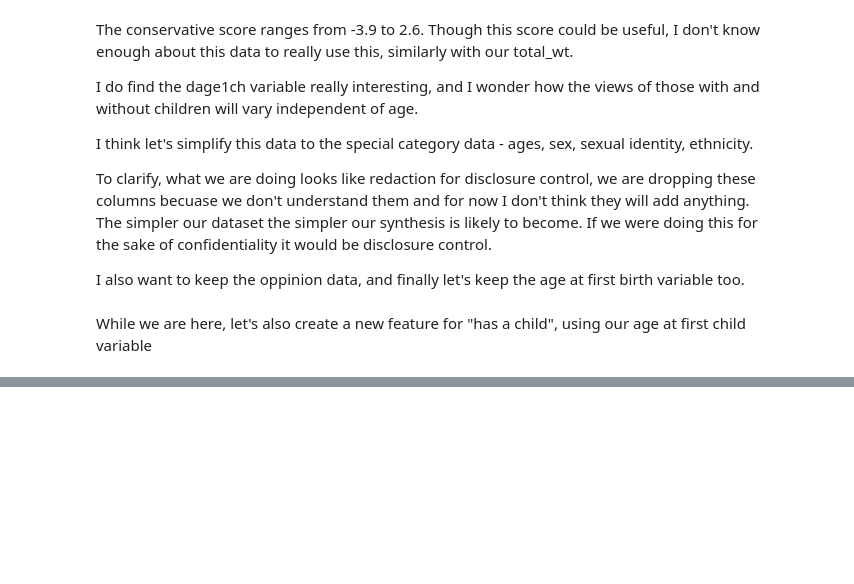
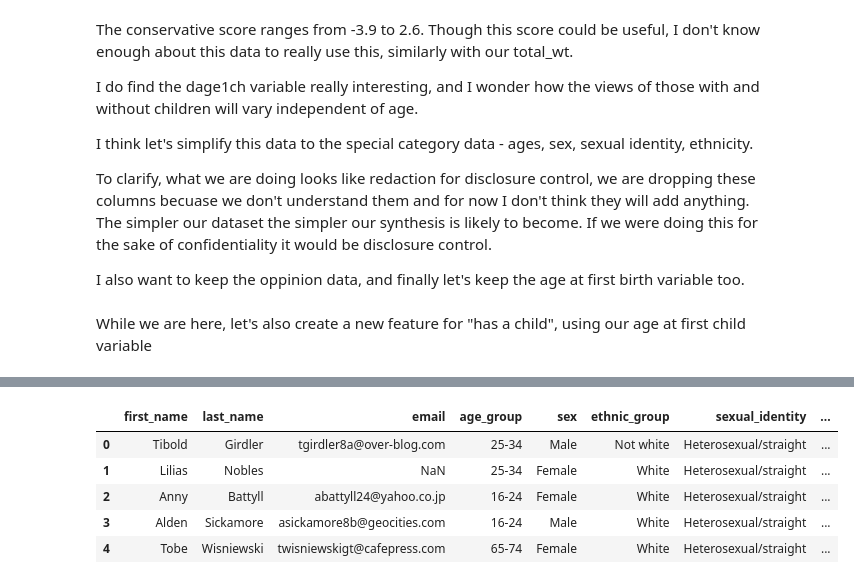
Before and after one commit to UKDataServiceOpen/Synthetic-Data, a Jupyter notebook: code-demo/NATSAL/NATSAL.ipynb, the cells around one changed output, grey strips where cells are left out. Saved outputs shown, nothing was run; the diff lists cells and outputs as text; code cells hidden in the pictures; blank space fills up the shorter version.

```diff
--- a/code-demo/NATSAL/NATSAL.ipynb
+++ b/code-demo/NATSAL/NATSAL.ipynb
@@ -208,0 +372,18 @@ df.head()
+# %%
+# Finally we need to merge all that data back together
+personal_df = pd.concat([female_df, male_df])
+
+# shuffle so our data isn't split into male and female halves, a shortcut here is to sample all of our rows, and make use of 1, or 100% of the rows
+personal_df = personal_df.sample(frac=1)
+
+# reindex
+personal_df.reset_index(drop=True, inplace=True)
+
+personal_df.head()
+# %% [output]
+|  | first_name | last_name | email | age_group | sex | ethnic_group | sexual_identity | ... |
+| 0 | Tibold | Girdler | tgirdler8a@over-blog.com | 25-34 | Male | Not white | Heterosexual/straight | ... |
+| 1 | Lilias | Nobles | NaN | 25-34 | Female | White | Heterosexual/straight | ... |
+| 2 | Anny | Battyll | abattyll24@yahoo.co.jp | 16-24 | Female | White | Heterosexual/straight | ... |
+| 3 | Alden | Sickamore | asickamore8b@geocities.com | 16-24 | Male | White | Heterosexual/straight | ... |
+| 4 | Tobe | Wisniewski | twisniewskigt@cafepress.com | 65-74 | Female | White | Heterosexual/straight | ... |
```
Also changed, not shown: parts of 13 cells of this notebook, 7 other files.
